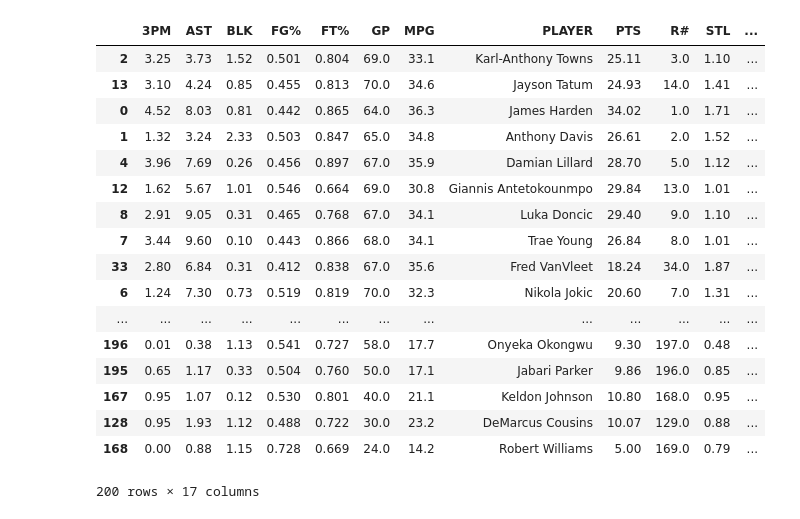
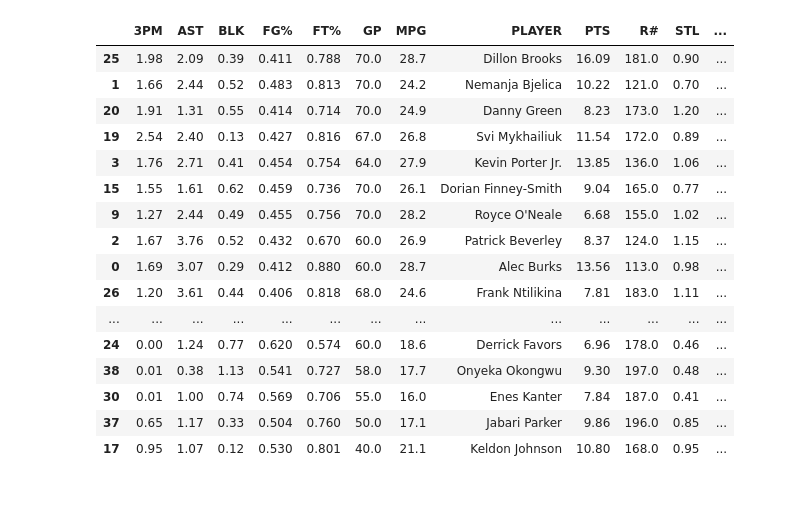
Before and after one commit to AlbertSu123/fantasybballdrafttool, a Jupyter notebook: Draft.ipynb, the cells around one changed output. Cells and saved outputs as stored; diff of their text form; code cells hidden in the pictures.

```diff
--- a/Draft.ipynb
+++ b/Draft.ipynb
@@ -5,7 +5,7 @@ import pandas as pd
 Weight free throw effect based on how many shots taken
 """
 def ft_stat(player_percentage, player_attempts):
-    league_percentage = .85
+    league_percentage = .798
     return (player_percentage - league_percentage) * player_attempts
 
 """
@@ -43,7 +43,7 @@ Get a list of all players that were drafted. TODO: Change to lg instead of lg1 d
 """
 def drafted():
     list = []
-    for player in lg1.taken_players():
+    for player in lg.taken_players():
         list.append(player['name'])
     return list
 """
@@ -76,7 +76,7 @@ def alberts_ranking(df, punts):
             if stat[0] in required_stats and stat[0] not in punts:
                 total_val += min(stat[1] / required_stats[stat[0]], 3)
         row['total_val'] = total_val * row['GP']
-    return pd.DataFrame(df).sort_values("total_val", ascending=False)
+    return pd.DataFrame(df)
 # %%
 from yahoo_oauth import OAuth2
 import json
@@ -103,24 +103,23 @@ players = [i for i in alberts_players.iterrows()]
 players = create_player_list(players)
 df = pd.DataFrame(players).sort_values("TOTAL", ascending=False)
 # %%
-ranking = alberts_ranking(remove_drafted_players(df, drafted()), [])
-ranking
+ranking = alberts_ranking(remove_drafted_players(df, drafted()), ["FG%", "TO"])
+ranking.sort_values("total_val", ascending=False)
 # %% [output]
 |  | 3PM | AST | BLK | FG% | FT% | GP | MPG | PLAYER | PTS | R# | STL | ... |
-| 2 | 3.25 | 3.73 | 1.52 | 0.501 | 0.804 | 69.0 | 33.1 | Karl-Anthony Towns | 25.11 | 3.0 | 1.10 | ... |
-| 13 | 3.10 | 4.24 | 0.85 | 0.455 | 0.813 | 70.0 | 34.6 | Jayson Tatum | 24.93 | 14.0 | 1.41 | ... |
-| 0 | 4.52 | 8.03 | 0.81 | 0.442 | 0.865 | 64.0 | 36.3 | James Harden | 34.02 | 1.0 | 1.71 | ... |
-| 1 | 1.32 | 3.24 | 2.33 | 0.503 | 0.847 | 65.0 | 34.8 | Anthony Davis | 26.61 | 2.0 | 1.52 | ... |
-| 4 | 3.96 | 7.69 | 0.26 | 0.456 | 0.897 | 67.0 | 35.9 | Damian Lillard | 28.70 | 5.0 | 1.12 | ... |
-| 12 | 1.62 | 5.67 | 1.01 | 0.546 | 0.664 | 69.0 | 30.8 | Giannis Antetokounmpo | 29.84 | 13.0 | 1.01 | ... |
-| 8 | 2.91 | 9.05 | 0.31 | 0.465 | 0.768 | 67.0 | 34.1 | Luka Doncic | 29.40 | 9.0 | 1.10 | ... |
-| 7 | 3.44 | 9.60 | 0.10 | 0.443 | 0.866 | 68.0 | 34.1 | Trae Young | 26.84 | 8.0 | 1.01 | ... |
-| 33 | 2.80 | 6.84 | 0.31 | 0.412 | 0.838 | 67.0 | 35.6 | Fred VanVleet | 18.24 | 34.0 | 1.87 | ... |
-| 6 | 1.24 | 7.30 | 0.73 | 0.519 | 0.819 | 70.0 | 32.3 | Nikola Jokic | 20.60 | 7.0 | 1.31 | ... |
+| 25 | 1.98 | 2.09 | 0.39 | 0.411 | 0.788 | 70.0 | 28.7 | Dillon Brooks | 16.09 | 181.0 | 0.90 | ... |
+| 1 | 1.66 | 2.44 | 0.52 | 0.483 | 0.813 | 70.0 | 24.2 | Nemanja Bjelica | 10.22 | 121.0 | 0.70 | ... |
+| 20 | 1.91 | 1.31 | 0.55 | 0.414 | 0.714 | 70.0 | 24.9 | Danny Green | 8.23 | 173.0 | 1.20 | ... |
+| 19 | 2.54 | 2.40 | 0.13 | 0.427 | 0.816 | 67.0 | 26.8 | Svi Mykhailiuk | 11.54 | 172.0 | 0.89 | ... |
+| 3 | 1.76 | 2.71 | 0.41 | 0.454 | 0.754 | 64.0 | 27.9 | Kevin Porter Jr. | 13.85 | 136.0 | 1.06 | ... |
+| 15 | 1.55 | 1.61 | 0.62 | 0.459 | 0.736 | 70.0 | 26.1 | Dorian Finney-Smith | 9.04 | 165.0 | 0.77 | ... |
+| 9 | 1.27 | 2.44 | 0.49 | 0.455 | 0.756 | 70.0 | 28.2 | Royce O'Neale | 6.68 | 155.0 | 1.02 | ... |
+| 2 | 1.67 | 3.76 | 0.52 | 0.432 | 0.670 | 60.0 | 26.9 | Patrick Beverley | 8.37 | 124.0 | 1.15 | ... |
+| 0 | 1.69 | 3.07 | 0.29 | 0.412 | 0.880 | 60.0 | 28.7 | Alec Burks | 13.56 | 113.0 | 0.98 | ... |
+| 26 | 1.20 | 3.61 | 0.44 | 0.406 | 0.818 | 68.0 | 24.6 | Frank Ntilikina | 7.81 | 183.0 | 1.11 | ... |
 | ... | ... | ... | ... | ... | ... | ... | ... | ... | ... | ... | ... | ... |
-| 196 | 0.01 | 0.38 | 1.13 | 0.541 | 0.727 | 58.0 | 17.7 | Onyeka Okongwu | 9.30 | 197.0 | 0.48 | ... |
-| 195 | 0.65 | 1.17 | 0.33 | 0.504 | 0.760 | 50.0 | 17.1 | Jabari Parker | 9.86 | 196.0 | 0.85 | ... |
-| 167 | 0.95 | 1.07 | 0.12 | 0.530 | 0.801 | 40.0 | 21.1 | Keldon Johnson | 10.80 | 168.0 | 0.95 | ... |
-| 128 | 0.95 | 1.93 | 1.12 | 0.488 | 0.722 | 30.0 | 23.2 | DeMarcus Cousins | 10.07 | 129.0 | 0.88 | ... |
-| 168 | 0.00 | 0.88 | 1.15 | 0.728 | 0.669 | 24.0 | 14.2 | Robert Williams | 5.00 | 169.0 | 0.79 | ... |
+| 24 | 0.00 | 1.24 | 0.77 | 0.620 | 0.574 | 60.0 | 18.6 | Derrick Favors | 6.96 | 178.0 | 0.46 | ... |
+| 38 | 0.01 | 0.38 | 1.13 | 0.541 | 0.727 | 58.0 | 17.7 | Onyeka Okongwu | 9.30 | 197.0 | 0.48 | ... |
+| 30 | 0.01 | 1.00 | 0.74 | 0.569 | 0.706 | 55.0 | 16.0 | Enes Kanter | 7.84 | 187.0 | 0.41 | ... |
+| 37 | 0.65 | 1.17 | 0.33 | 0.504 | 0.760 | 50.0 | 17.1 | Jabari Parker | 9.86 | 196.0 | 0.85 | ... |
+| 17 | 0.95 | 1.07 | 0.12 | 0.530 | 0.801 | 40.0 | 21.1 | Keldon Johnson | 10.80 | 168.0 | 0.95 | ... |
-200 rows × 17 columns
```
Also changed, not shown: parts of 1 cell of this notebook, 1 other file.
